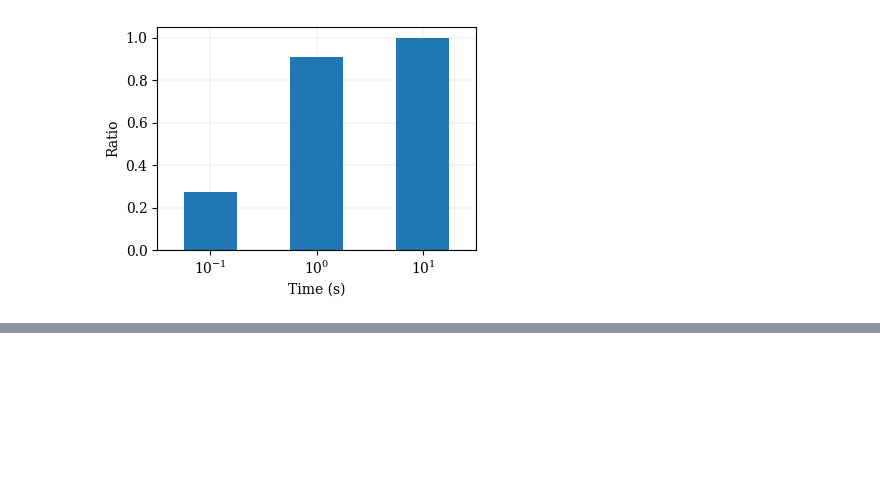
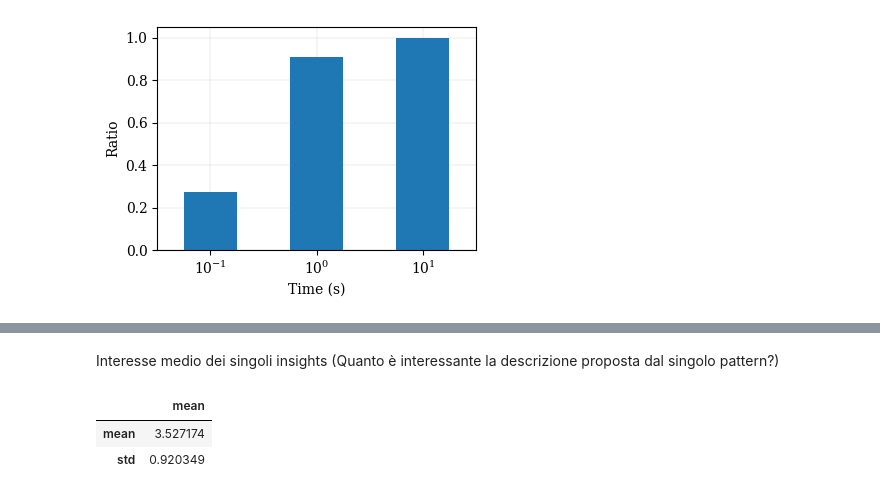
Before and after one commit to big-unibo/conversational-olap, a Jupyter notebook: COOL/src/main/python/charts.ipynb, the cells around one changed output, grey strips where cells are left out. Drawn from its saved outputs; the diff is of its cells as text; code cells hidden in the pictures; blank space fills up the shorter version.

```diff
--- a/COOL/src/main/python/charts.ipynb
+++ b/COOL/src/main/python/charts.ipynb
@@ -261,0 +286,8 @@ fig
+# %% [markdown]
+Interesse medio dei singoli insights (Quanto è interessante la descrizione proposta dal singolo pattern?)
+# %%
+df[[x for x in df.columns if "Quanto è interessante la descrizione proposta dal singolo pattern?" in x]].agg([np.mean, np.std], axis=0).agg([np.mean], axis=1)
+# %% [output]
+|  | mean |
+| mean | 3.527174 |
+| std | 0.920349 |
```
Also changed, not shown: parts of 7 cells of this notebook, 3 other files.
